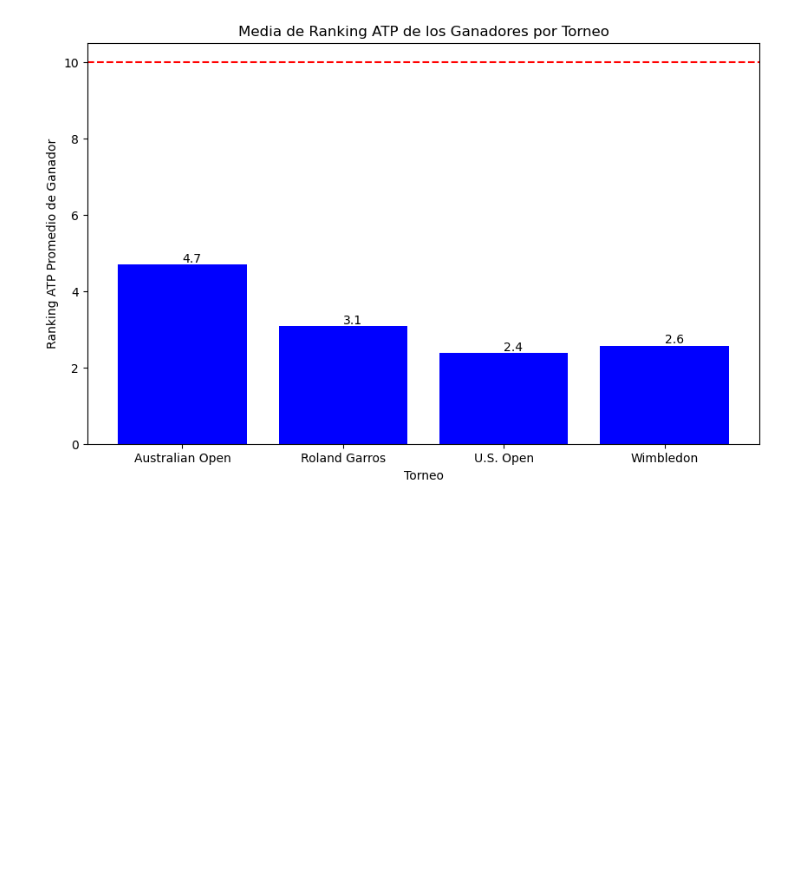
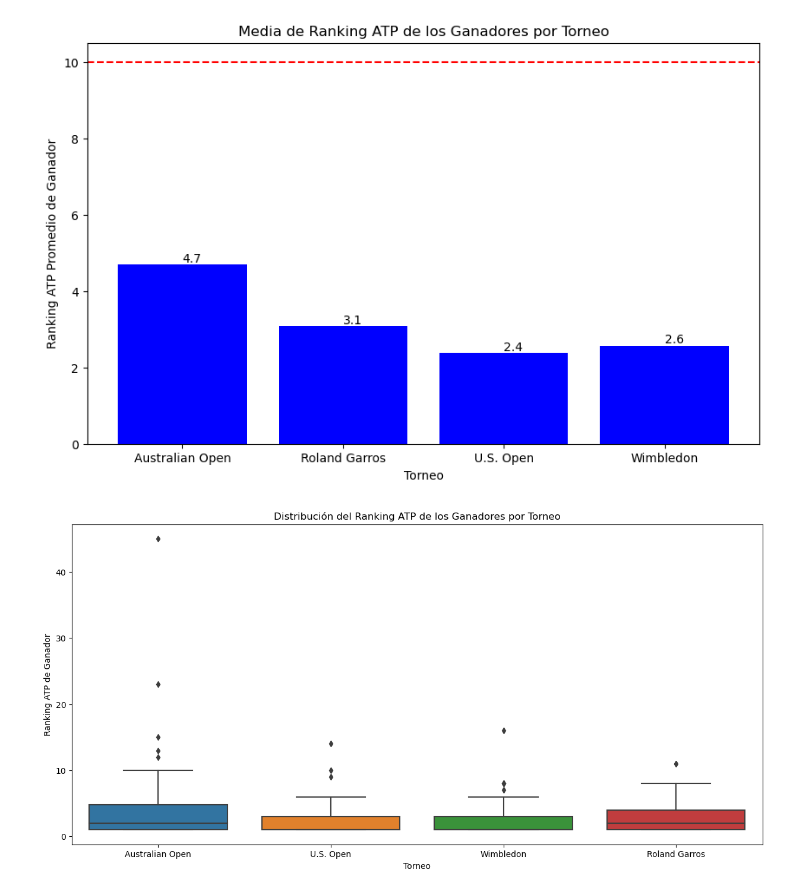
Before and after one commit to Lokhy87/EDA_entrega, a Jupyter notebook: Limpieza.ipynb, the cells around one changed output. Cells and saved outputs as stored; diff of their text form; code cells hidden in the pictures; blank space fills up the shorter version.

```diff
--- a/Limpieza.ipynb
+++ b/Limpieza.ipynb
@@ -328,3 +342,18 @@ plt.ylabel('Ranking ATP Promedio de Ganador')
 plt.title('Media de Ranking ATP de los Ganadores por Torneo');
 # %% [output]
 [figure]
+# %%
+plt.figure(figsize=(15, 7))
+
+# Crea el boxplot
+sns.boxplot(x = 'TOURNAMENT', y = 'WINNER_ATP_RANKING', data = df_majors)
+
+# Configura las etiquetas y título del gráfico
+plt.xlabel('Torneo')
+plt.ylabel('Ranking ATP de Ganador')
+plt.title('Distribución del Ranking ATP de los Ganadores por Torneo')
+
+# Muestra el gráfico
+plt.show()
+# %% [output]
+[figure, added]
```
Also changed, not shown: parts of 4 cells of this notebook.
